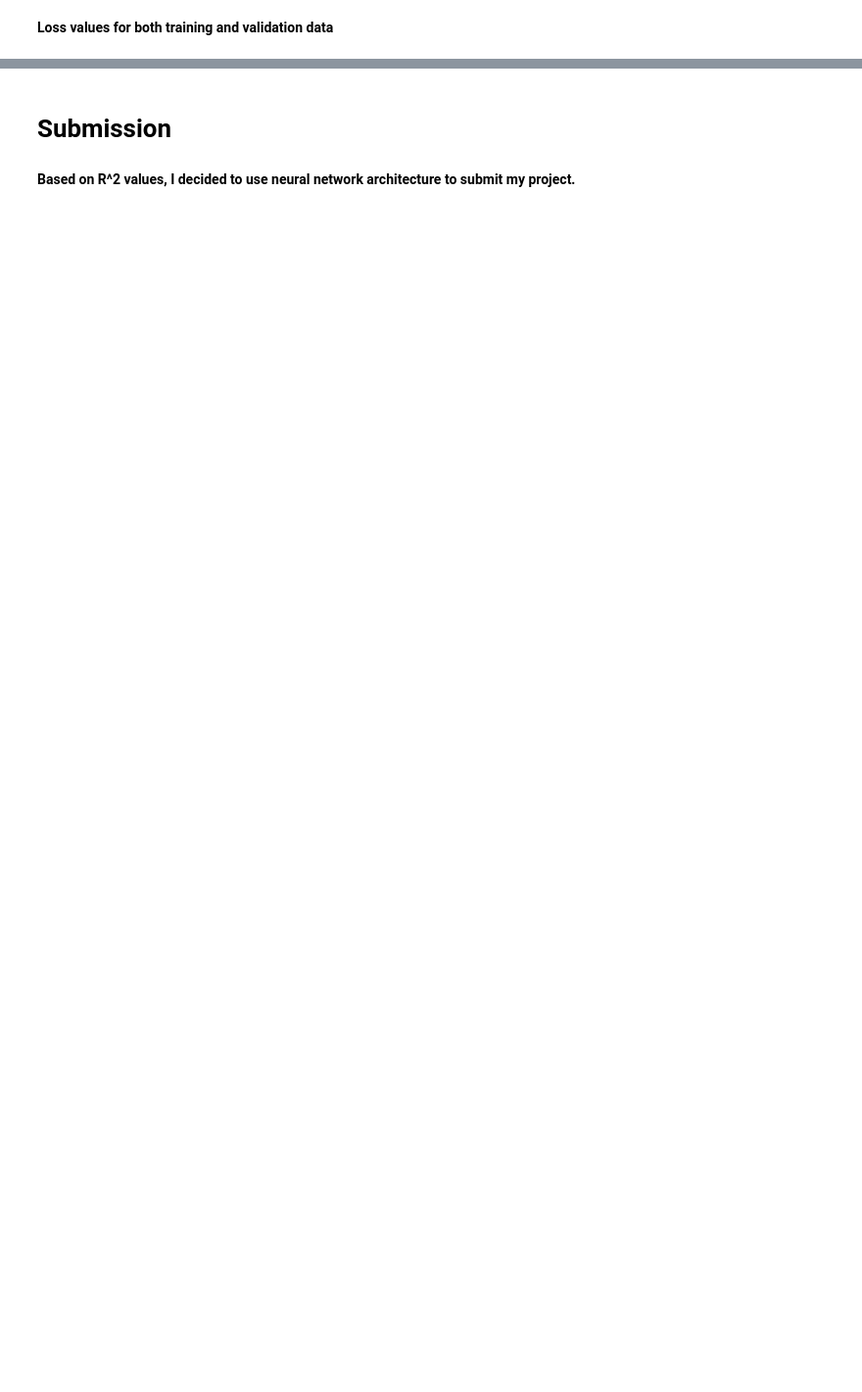
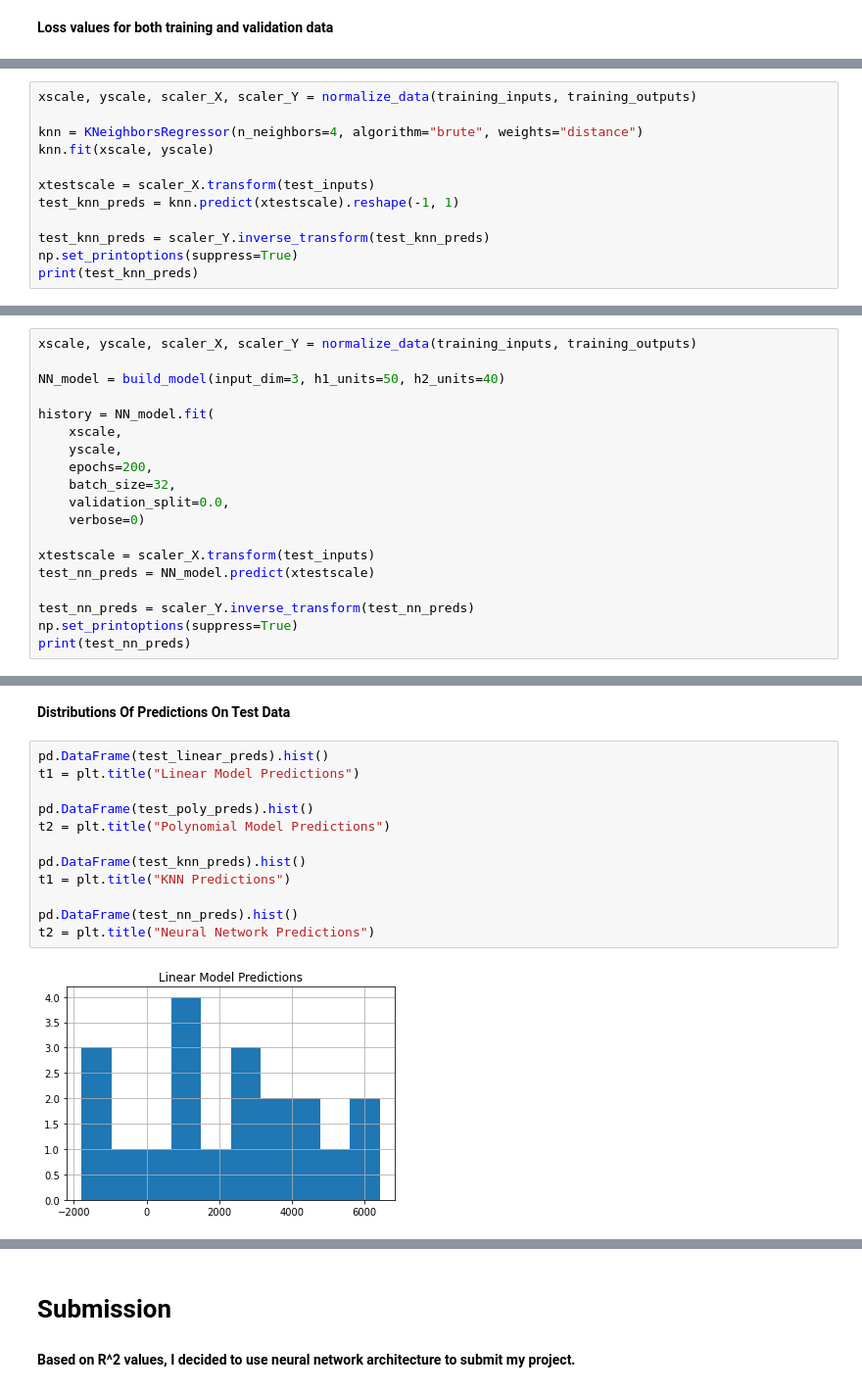
Before and after one commit to halilyaman/atlas-machine-learning, a Jupyter notebook: CE475_project.ipynb, the cells around one changed output, grey strips where cells are left out. Shown at 98% size. Drawn from its saved outputs; the diff is of its cells as text; blank space fills up the shorter version.

Commit message:
analyzing the test results

```diff
--- a/CE475_project.ipynb
+++ b/CE475_project.ipynb
@@ -860,0 +911,12 @@ plt.legend()
+# %%
+xscale, yscale, scaler_X, scaler_Y = normalize_data(training_inputs, training_outputs)
+
+knn = KNeighborsRegressor(n_neighbors=4, algorithm="brute", weights="distance")
+knn.fit(xscale, yscale)
+
+xtestscale = scaler_X.transform(test_inputs)
+test_knn_preds = knn.predict(xtestscale).reshape(-1, 1)
+
+test_knn_preds = scaler_Y.inverse_transform(test_knn_preds)
+np.set_printoptions(suppress=True)
+print(test_knn_preds)
@@ -860,0 +946,19 @@ plt.legend()
+# %%
+xscale, yscale, scaler_X, scaler_Y = normalize_data(training_inputs, training_outputs)
+
+NN_model = build_model(input_dim=3, h1_units=50, h2_units=40)
+
+history = NN_model.fit(
+    xscale,
+    yscale,
+    epochs=200,
+    batch_size=32,
+    validation_split=0.0,
+    verbose=0)
+
+xtestscale = scaler_X.transform(test_inputs)
+test_nn_preds = NN_model.predict(xtestscale)
+
+test_nn_preds = scaler_Y.inverse_transform(test_nn_preds)
+np.set_printoptions(suppress=True)
+print(test_nn_preds)
@@ -860,0 +986,16 @@ plt.legend()
+# %% [markdown]
+**Distributions Of Predictions On Test Data**
+# %%
+pd.DataFrame(test_linear_preds).hist()
+t1 = plt.title("Linear Model Predictions")
+
+pd.DataFrame(test_poly_preds).hist()
+t2 = plt.title("Polynomial Model Predictions")
+
+pd.DataFrame(test_knn_preds).hist()
+t1 = plt.title("KNN Predictions")
+
+pd.DataFrame(test_nn_preds).hist()
+t2 = plt.title("Neural Network Predictions")
+# %% [output]
+[figure, added]
```
Also changed, not shown: parts of 22 cells of this notebook.
